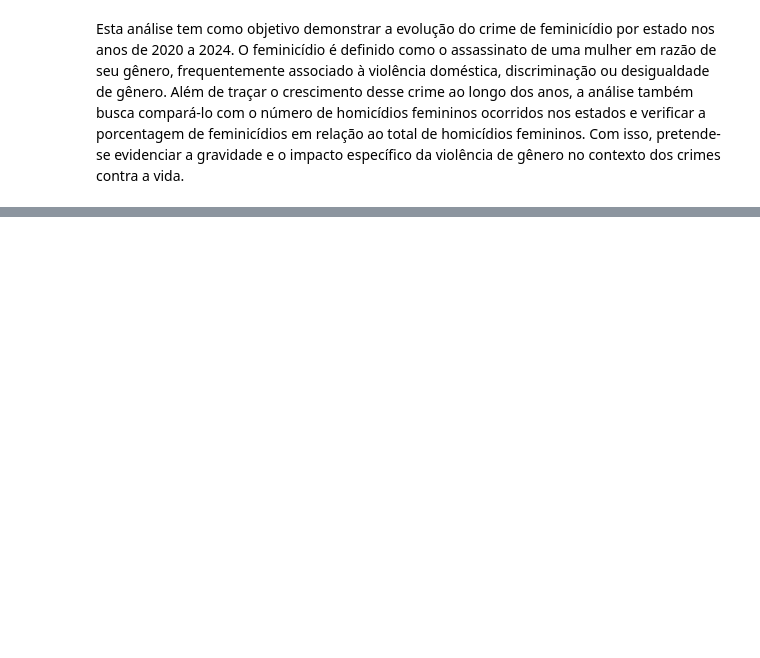
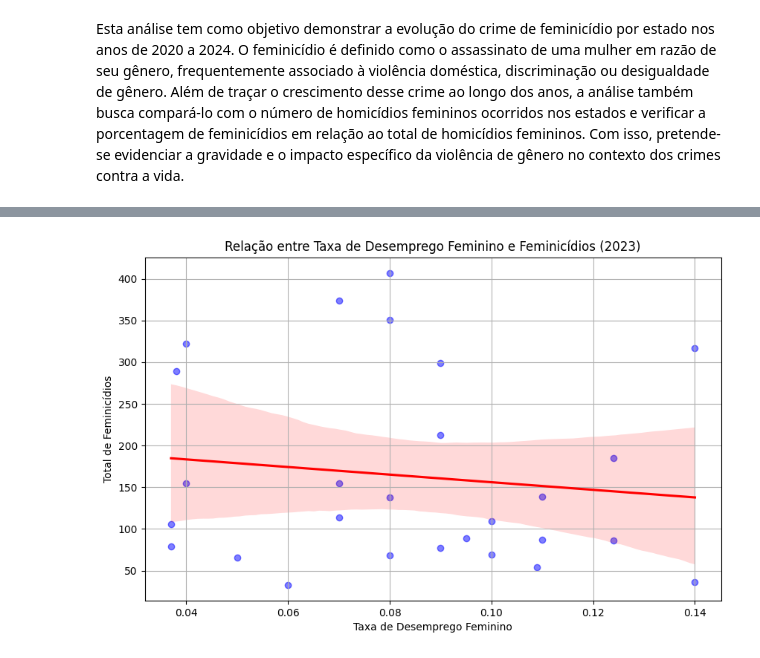
Before and after one commit to CarolyneS14/on33-python-s17-s18-projeto-final, a Jupyter notebook: on33_python_s18_Projeto_Final.ipynb, the cells around one changed output, grey strips where cells are left out. Cells and saved outputs as stored; diff of their text form; code cells hidden in the pictures; blank space fills up the shorter version.

```diff
--- a/on33_python_s18_Projeto_Final.ipynb
+++ b/on33_python_s18_Projeto_Final.ipynb
@@ -33,0 +211,4 @@ database_auxiliar  homicidios_femininos.csv  S17S18-Projeto-Livre.pdf
+# %%
+# Criar novas colunas calculadas
+total_feminicidios_2023 = df_feminicidio['feminicidio_tentado_2023(FBSP)'] + df_feminicidio['feminicidio_consumado_2023(FBSP)']
+df_feminicidio['total_feminicidios_2023'] = total_feminicidios_2023
@@ -33,0 +407,20 @@ database_auxiliar  homicidios_femininos.csv  S17S18-Projeto-Livre.pdf
+# %%
+# Definir o tamanho da figura
+plt.figure(figsize=(10, 6))
+
+# Criar o gráfico de dispersão com a linha de correlação
+sns.regplot(x='taxa_desemprego_feminino', y='total_feminicidios_2023', data=df_feminicidio,
+            scatter_kws={'color': 'blue', 'alpha': 0.5}, line_kws={'color': 'red'})
+
+# Adicionar título e rótulos aos eixos
+plt.title('Relação entre Taxa de Desemprego Feminino e Feminicídios (2023)')
+plt.xlabel('Taxa de Desemprego Feminino')
+plt.ylabel('Total de Feminicídios')
+
+# Adicionar grade ao gráfico
+plt.grid()
+
+# Exibir o gráfico
+plt.show()
+# %% [output]
+[figure, added]
```
Also changed, not shown: parts of 89 cells of this notebook.
